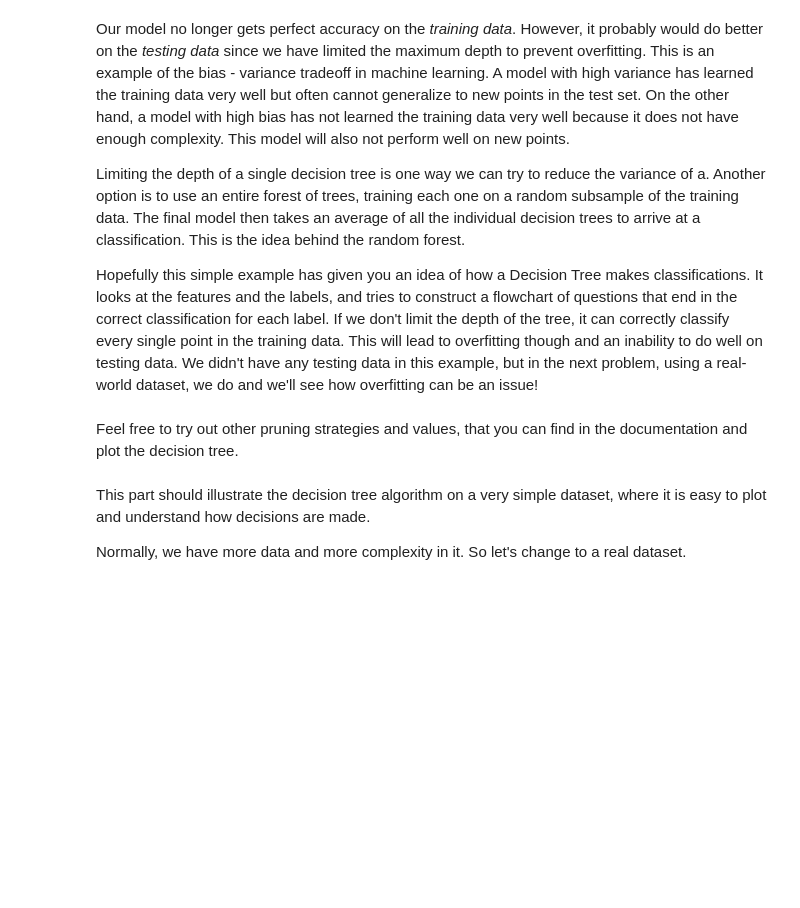
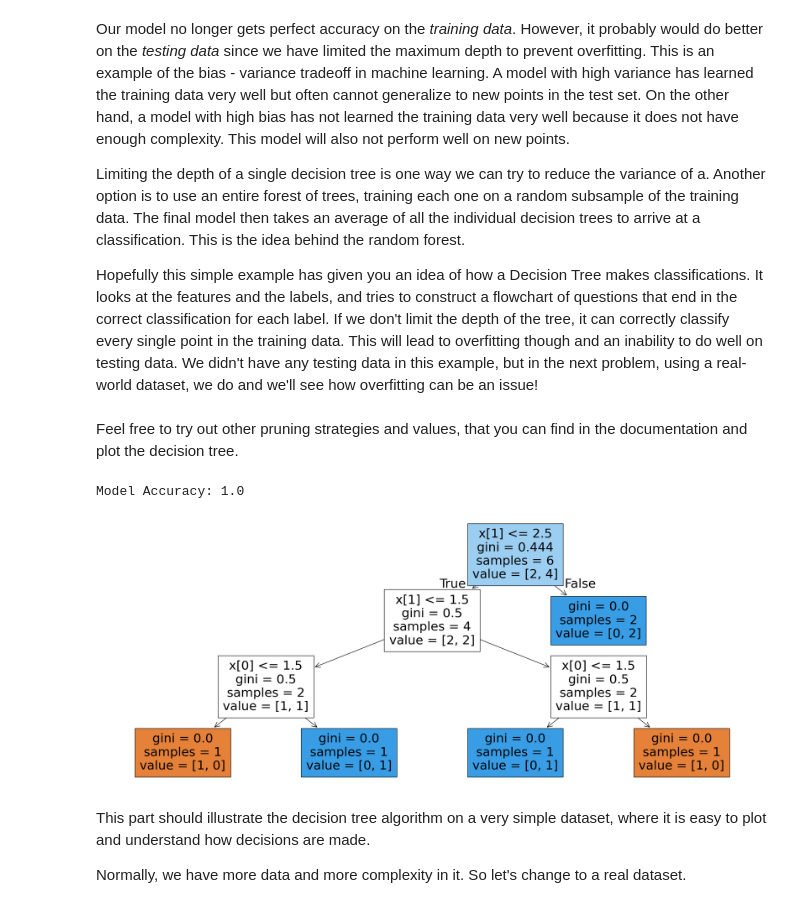
Before and after one commit to zinaF19/decision-tree, a Jupyter notebook: 1_decision_trees_visualization.ipynb, the cells around one changed output. Drawn from its saved outputs; the diff is of its cells as text; code cells hidden in the pictures; blank space fills up the shorter version.

```diff
--- a/1_decision_trees_visualization.ipynb
+++ b/1_decision_trees_visualization.ipynb
@@ -237,12 +255,15 @@ Hopefully this simple example has given you an idea of how a Decision Tree makes
 Feel free to try out other pruning strategies and values, that you can find in the documentation and plot the decision tree.
 # %%
 # Try out other hyperparameters
-other_short_tree = DecisionTreeClassifier(random_state=RSEED)
+other_short_tree = DecisionTreeClassifier(max_depth=5, random_state=RSEED)
 other_short_tree.fit(X, y)
 
 print(f"Model Accuracy: {other_short_tree.score(X, y)}")
 fig = plt.figure(figsize=(25, 10))
 other_dectree_plot = plot_tree(other_short_tree, filled=True)
+# %% [output]
+Model Accuracy: 1.0
+[figure, added]
 # %% [markdown]
 This part should illustrate the decision tree algorithm on a very simple dataset, where it is easy to plot and understand how decisions are made.
 
```
Also changed, not shown: parts of 13 cells of this notebook, 1 other file.
